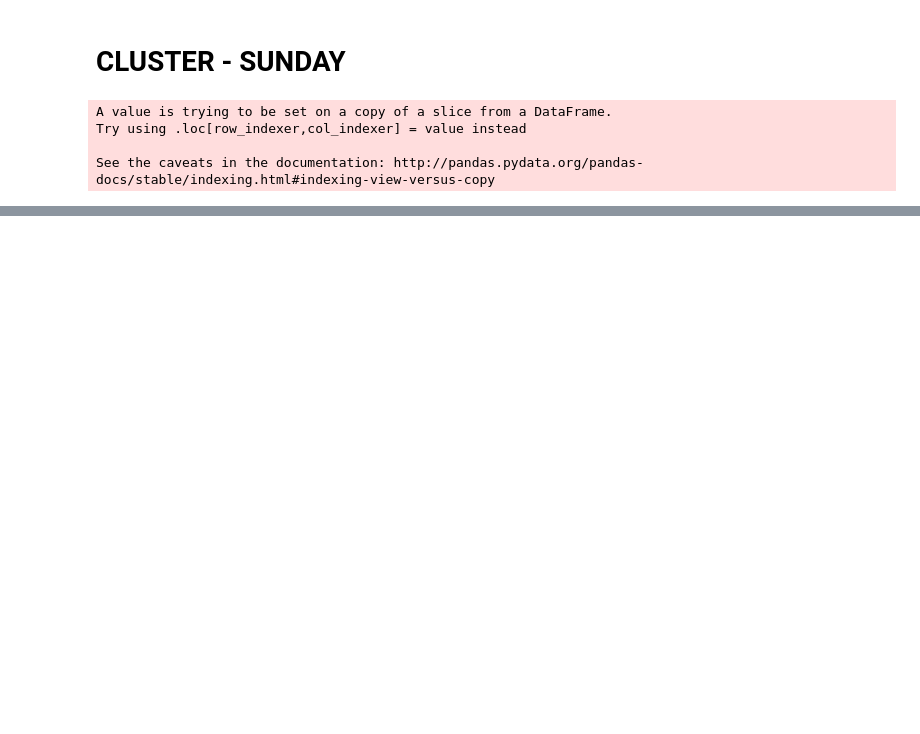
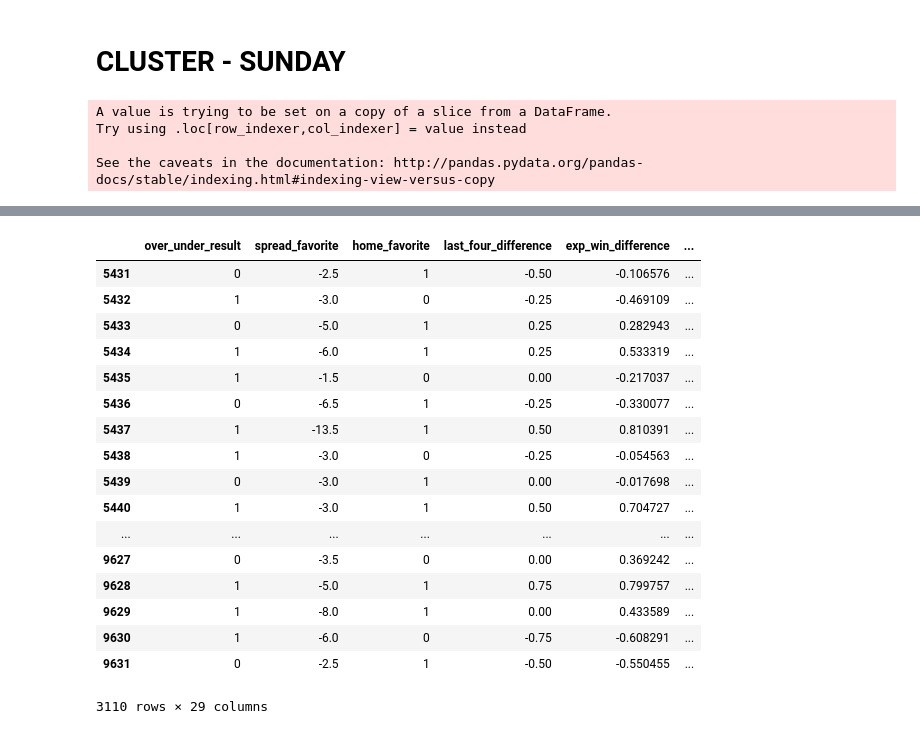
Before and after one commit to slieb74/NFL-Betting-Data, a Jupyter notebook: clusters.ipynb, the cells around one changed output, grey strips where cells are left out. Cells and saved outputs as stored; diff of their text form; code cells hidden in the pictures; blank space fills up the shorter version.

```diff
--- a/clusters.ipynb
+++ b/clusters.ipynb
@@ -203,3 +206,24 @@ bad_o_good_d = cluster_df[cluster_df.cluster==2]
+# %%
+cluster_df
+# %% [output]
+|  | over_under_result | spread_favorite | home_favorite | last_four_difference | exp_win_difference | ... |
+| 5431 | 0 | -2.5 | 1 | -0.50 | -0.106576 | ... |
+| 5432 | 1 | -3.0 | 0 | -0.25 | -0.469109 | ... |
+| 5433 | 0 | -5.0 | 1 | 0.25 | 0.282943 | ... |
+| 5434 | 1 | -6.0 | 1 | 0.25 | 0.533319 | ... |
+| 5435 | 1 | -1.5 | 0 | 0.00 | -0.217037 | ... |
+| 5436 | 0 | -6.5 | 1 | -0.25 | -0.330077 | ... |
+| 5437 | 1 | -13.5 | 1 | 0.50 | 0.810391 | ... |
+| 5438 | 1 | -3.0 | 0 | -0.25 | -0.054563 | ... |
+| 5439 | 0 | -3.0 | 1 | 0.00 | -0.017698 | ... |
+| 5440 | 1 | -3.0 | 1 | 0.50 | 0.704727 | ... |
+| ... | ... | ... | ... | ... | ... | ... |
+| 9627 | 0 | -3.5 | 0 | 0.00 | 0.369242 | ... |
+| 9628 | 1 | -5.0 | 1 | 0.75 | 0.799757 | ... |
+| 9629 | 1 | -8.0 | 1 | 0.00 | 0.433589 | ... |
+| 9630 | 1 | -6.0 | 0 | -0.75 | -0.608291 | ... |
+| 9631 | 0 | -2.5 | 1 | -0.50 | -0.550455 | ... |
+3110 rows × 29 columns
 # %%
 centers
 # %% [output]
```
Also changed, not shown: parts of 8 cells of this notebook, 4 other files.
